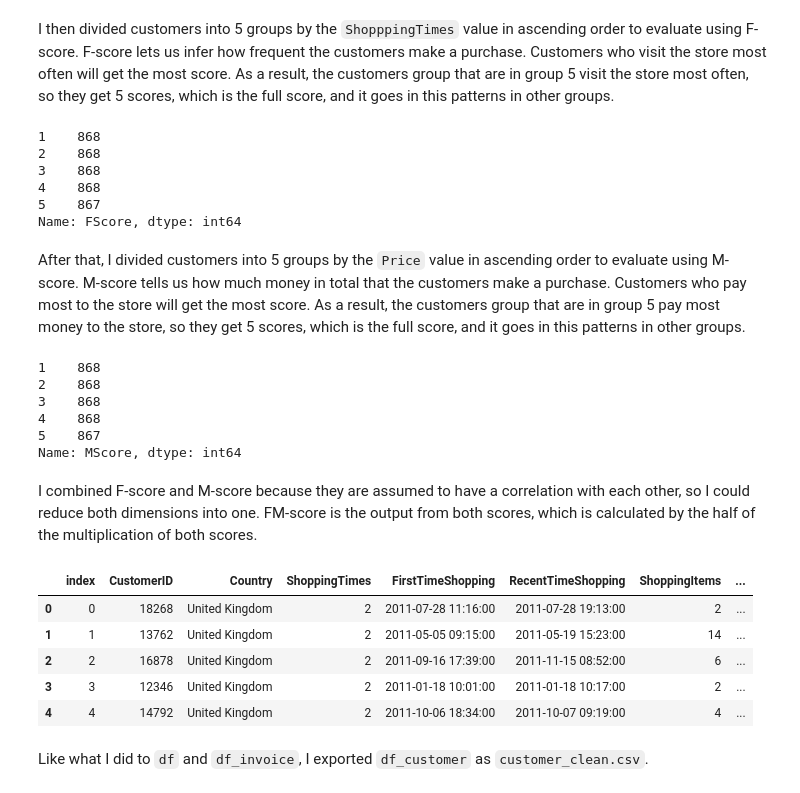
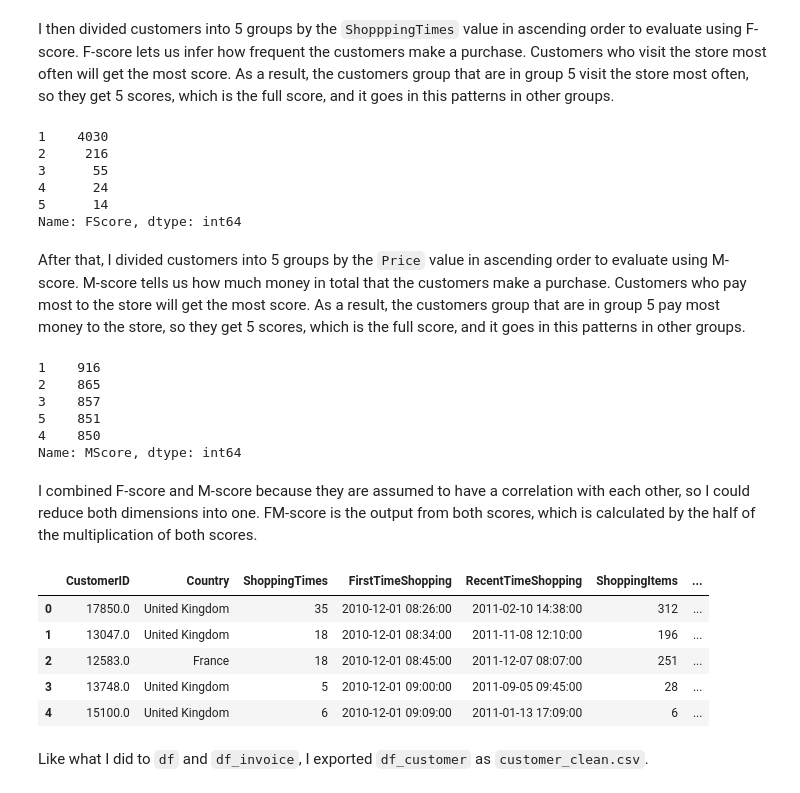
Before and after one commit to Komsan-Kongwongsupak/customers-segmentation, a Jupyter notebook: customers-segmentation.ipynb, the cells around one changed output. Saved outputs shown, nothing was run; the diff lists cells and outputs as text; code cells hidden in the pictures.

Commit message:
introduced "Customer Segmentation" part

```diff
--- a/customers-segmentation.ipynb
+++ b/customers-segmentation.ipynb
@@ -300,46 +305,56 @@ Name: RScore, dtype: int64
 # %% [markdown]
 I then divided customers into 5 groups by the `ShopppingTimes` value in ascending order to evaluate using F-score. F-score lets us infer how frequent the customers make a purchase. Customers who visit the store most often will get the most score. As a result, the customers group that are in group 5 visit the store most often, so they get 5 scores, which is the full score, and it goes in this patterns in other groups.
-# %%
-df_customer = df_customer.drop('index', axis=1)
-df_customer = df_customer.sort_values(by='ShoppingTimes').reset_index().drop('index', axis=1).reset_index()
-df_customer['FScore'] = df_customer['index'].apply(lambda x: int(x / (customers / 5)) + 1)
-
-df_customer['FScore'].value_counts()
-# %% [output]
-1    868
-2    868
-3    868
-4    868
-5    867
-Name: FScore, dtype: int64
+# %%
+time_range = df_customer['ShoppingTimes'].unique()
+
+def time_to_score(time):
+    for i in range(1, 6):
+        if time <= np.percentile(time_range, 20 * i):
+            return i
+
+df_customer['FScore'] = df_customer['ShoppingTimes'].apply(lambda x: time_to_score(x))
+
+df_customer['FScore'].value_counts()
+# %% [output]
+1    4030
+2     216
+3      55
+4      24
+5      14
+Name: FScore, dtype: int64
 # %% [markdown]
 After that, I divided customers into 5 groups by the `Price` value in ascending order to evaluate using M-score. M-score tells us how much money in total that the customers make a purchase. Customers who pay most to the store will get the most score. As a result, the customers group that are in group 5 pay most money to the store, so they get 5 scores, which is the full score, and it goes in this patterns in other groups.
-# %%
-df_customer = df_customer.drop('index', axis=1)
-df_customer = df_customer.sort_values(by='Price').reset_index().drop('index', axis=1).reset_index()
-df_customer['MScore'] = df_customer['index'].apply(lambda x: int(x / (customers / 5)) + 1)
-
-df_customer['MScore'].value_counts()
-# %% [output]
-1    868
-2    868
-3    868
-4    868
-5    867
-Name: MScore, dtype: int64
+# %%
+price_range = df_customer['Price'].unique()
+
+def price_to_score(price):
+    for i in range(1, 6):
+        if price <= np.percentile(price_range, 20 * i):
+            return i
+
+df_customer['MScore'] = df_customer['Price'].apply(lambda x: price_to_score(x))
+
+df_customer['MScore'].value_counts()
+# %% [output]
+1    916
+2    865
+3    857
+5    851
+4    850
+Name: MScore, dtype: int64
 # %% [markdown]
 I combined F-score and M-score because they are assumed to have a correlation with each other, so I could reduce both dimensions into one. FM-score is the output from both scores, which is calculated by the half of the multiplication of both scores.
 # %%
-df_customer['FMScore'] = df_customer[['FScore', 'MScore']].apply(lambda x: (x[0] * x[1]) / 2, axis=1)
+df_customer['FMScore'] = df_customer[['FScore', 'MScore']].apply(lambda x: ((x[0] * x[1]) / 25) * 5, axis=1)
 
 df_customer.head(5)
 # %% [output]
-|  | index | CustomerID | Country | ShoppingTimes | FirstTimeShopping | RecentTimeShopping | ShoppingItems | ... |
-| 0 | 0 | 18268 | United Kingdom | 2 | 2011-07-28 11:16:00 | 2011-07-28 19:13:00 | 2 | ... |
-| 1 | 1 | 13762 | United Kingdom | 2 | 2011-05-05 09:15:00 | 2011-05-19 15:23:00 | 14 | ... |
-| 2 | 2 | 16878 | United Kingdom | 2 | 2011-09-16 17:39:00 | 2011-11-15 08:52:00 | 6 | ... |
-| 3 | 3 | 12346 | United Kingdom | 2 | 2011-01-18 10:01:00 | 2011-01-18 10:17:00 | 2 | ... |
-| 4 | 4 | 14792 | United Kingdom | 2 | 2011-10-06 18:34:00 | 2011-10-07 09:19:00 | 4 | ... |
+|  | CustomerID | Country | ShoppingTimes | FirstTimeShopping | RecentTimeShopping | ShoppingItems | ... |
+| 0 | 17850.0 | United Kingdom | 35 | 2010-12-01 08:26:00 | 2011-02-10 14:38:00 | 312 | ... |
+| 1 | 13047.0 | United Kingdom | 18 | 2010-12-01 08:34:00 | 2011-11-08 12:10:00 | 196 | ... |
+| 2 | 12583.0 | France | 18 | 2010-12-01 08:45:00 | 2011-12-07 08:07:00 | 251 | ... |
+| 3 | 13748.0 | United Kingdom | 5 | 2010-12-01 09:00:00 | 2011-09-05 09:45:00 | 28 | ... |
+| 4 | 15100.0 | United Kingdom | 6 | 2010-12-01 09:09:00 | 2011-01-13 17:09:00 | 6 | ... |
 # %% [markdown]
 Like what I did to `df` and `df_invoice`, I exported `df_customer` as `customer_clean.csv`.
 # %%
```
Also changed, not shown: parts of 10 cells of this notebook.
